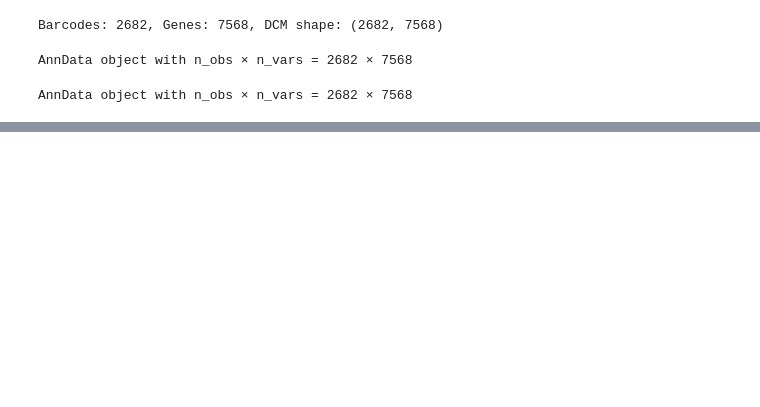
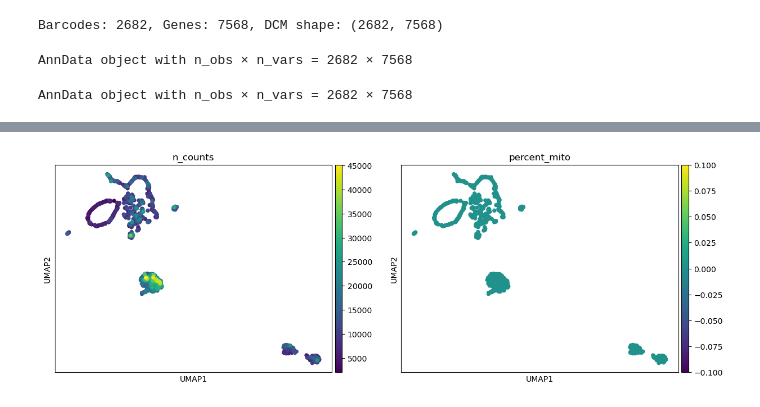
Before and after one commit to vgoupille/DOL_scRNAseq, a Jupyter notebook: 7_Article/script/2_scanpy.ipynb, the cells around one changed output, grey strips where cells are left out. Saved outputs shown, nothing was run; the diff lists cells and outputs as text; code cells hidden in the pictures; blank space fills up the shorter version.

```diff
--- a/7_Article/script/2_scanpy.ipynb
+++ b/7_Article/script/2_scanpy.ipynb
@@ -37,0 +149,7 @@ print(os.path.exists("7_Article/results/data.h5ad"))  # True si le fichier est b
+# %%
+#UMAP ou t-SNE pour visualisation :
+sc.pp.neighbors(adata, n_neighbors=10, n_pcs=40)
+sc.tl.umap(adata)
+sc.pl.umap(adata, color=["n_counts", "percent_mito"])  # Coloration par expression
+# %% [output]
+[figure, added]
```
Also changed, not shown: parts of 17 cells of this notebook.
